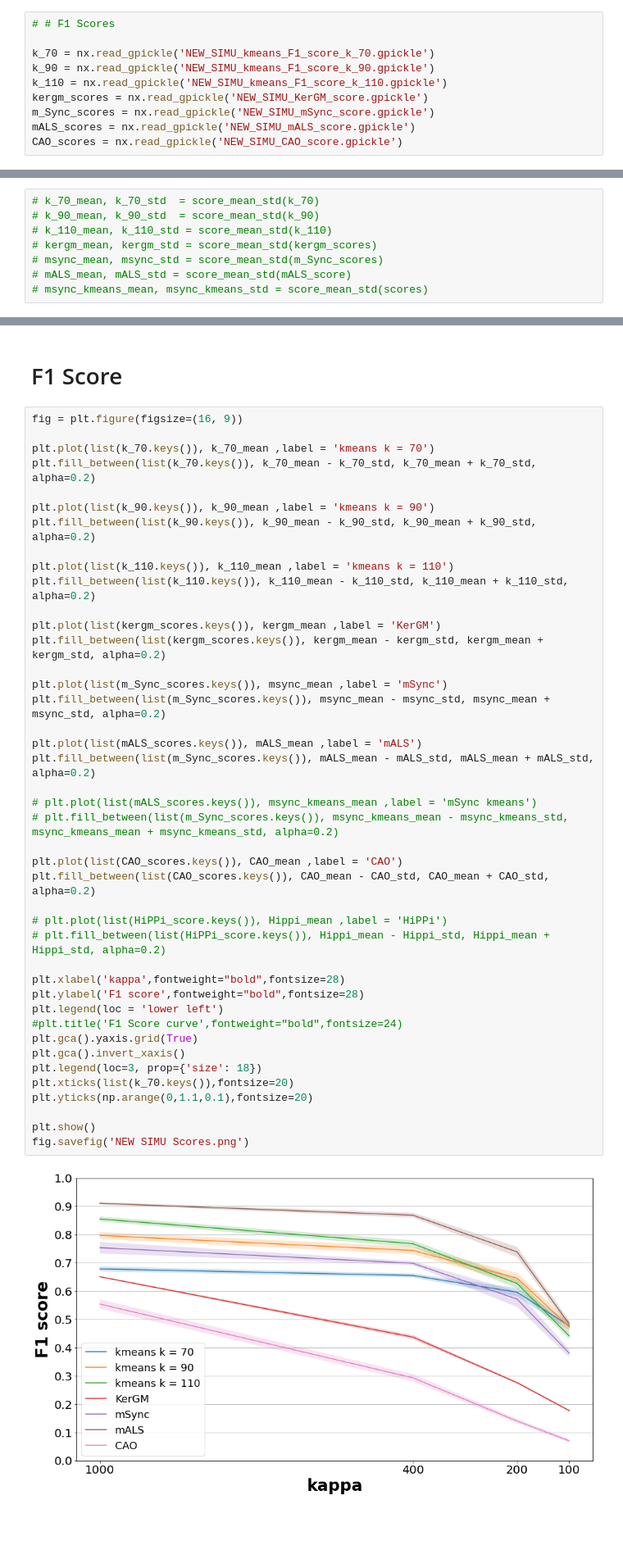
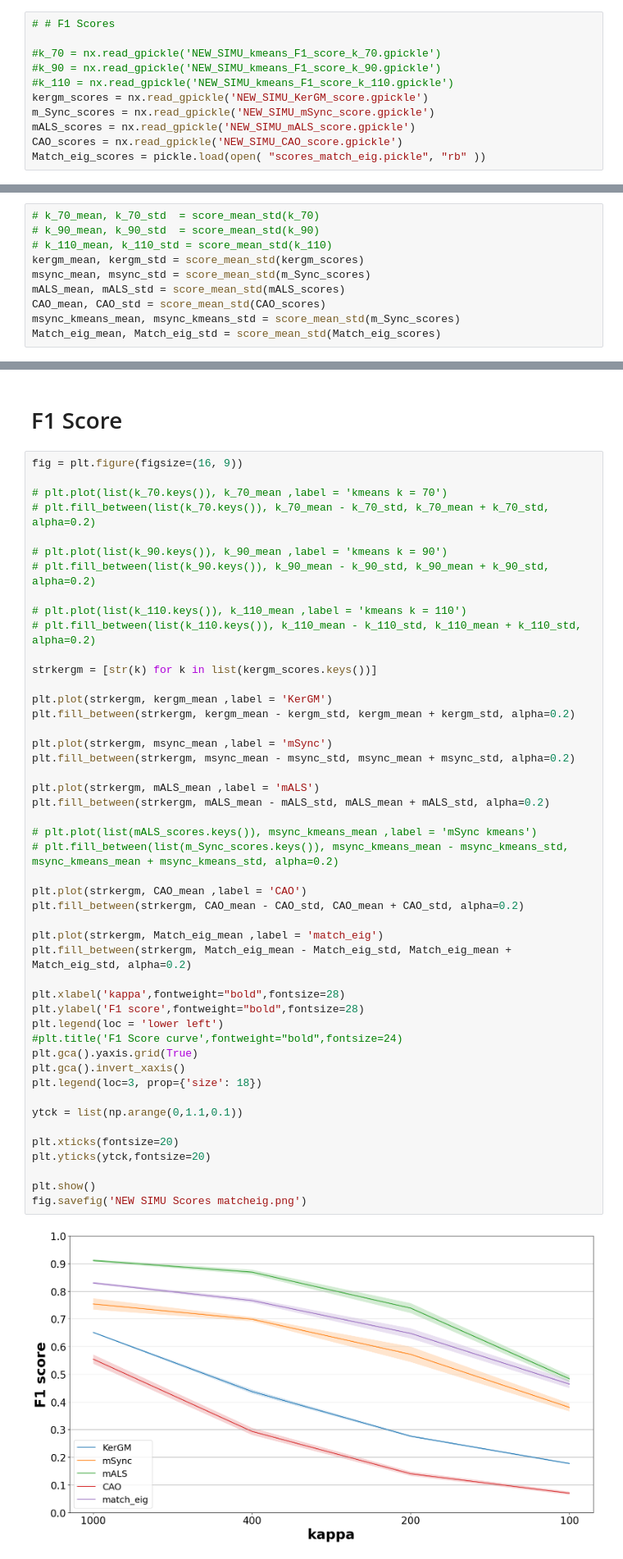
Before and after one commit to Rohit3594/Graph_matching, a Jupyter notebook: Matlab_MGM_affintiy_gen/Accuracy_from_mat-Copy1.ipynb, the cells around one changed output, grey strips where cells are left out. Shown at 82% size. Cells and saved outputs as stored; diff of their text form; blank space fills up the shorter version.

Commit message:
add Match_Eig results

```diff
--- a/Matlab_MGM_affintiy_gen/Accuracy_from_mat-Copy1.ipynb
+++ b/Matlab_MGM_affintiy_gen/Accuracy_from_mat-Copy1.ipynb
@@ -165,13 +149,14 @@ def score_mean_std(scores):
 # %%
 # # F1 Scores
 
-k_70 = nx.read_gpickle('NEW_SIMU_kmeans_F1_score_k_70.gpickle')
-k_90 = nx.read_gpickle('NEW_SIMU_kmeans_F1_score_k_90.gpickle')
-k_110 = nx.read_gpickle('NEW_SIMU_kmeans_F1_score_k_110.gpickle')
+#k_70 = nx.read_gpickle('NEW_SIMU_kmeans_F1_score_k_70.gpickle')
+#k_90 = nx.read_gpickle('NEW_SIMU_kmeans_F1_score_k_90.gpickle')
+#k_110 = nx.read_gpickle('NEW_SIMU_kmeans_F1_score_k_110.gpickle')
 kergm_scores = nx.read_gpickle('NEW_SIMU_KerGM_score.gpickle')
 m_Sync_scores = nx.read_gpickle('NEW_SIMU_mSync_score.gpickle')
 mALS_scores = nx.read_gpickle('NEW_SIMU_mALS_score.gpickle')
 CAO_scores = nx.read_gpickle('NEW_SIMU_CAO_score.gpickle')
+Match_eig_scores = pickle.load(open( "scores_match_eig.pickle", "rb" ))
 # %%
 # # Precision Scores
 
@@ -202,8 +189,10 @@ CAO_score_rec = nx.read_gpickle('NEW_SIMU_CAO_score_rec_scores.gpickle')
 # k_70_mean, k_70_std  = score_mean_std(k_70)
 # k_90_mean, k_90_std  = score_mean_std(k_90)
 # k_110_mean, k_110_std = score_mean_std(k_110)
-# kergm_mean, kergm_std = score_mean_std(kergm_scores)
-# msync_mean, msync_std = score_mean_std(m_Sync_scores)
-# mALS_mean, mALS_std = score_mean_std(mALS_score)
-# msync_kmeans_mean, msync_kmeans_std = score_mean_std(scores)
+kergm_mean, kergm_std = score_mean_std(kergm_scores)
+msync_mean, msync_std = score_mean_std(m_Sync_scores)
+mALS_mean, mALS_std = score_mean_std(mALS_scores)
+CAO_mean, CAO_std = score_mean_std(CAO_scores)
+msync_kmeans_mean, msync_kmeans_std = score_mean_std(m_Sync_scores)
+Match_eig_mean, Match_eig_std = score_mean_std(Match_eig_scores)
 # %%
@@ -231,47 +222,52 @@ CAO_rec, CAO_rec_std = score_mean_std(CAO_score_rec)
 # %%
 fig = plt.figure(figsize=(16, 9))
 
-plt.plot(list(k_70.keys()), k_70_mean ,label = 'kmeans k = 70')
-plt.fill_between(list(k_70.keys()), k_70_mean - k_70_std, k_70_mean + k_70_std, alpha=0.2)
+# plt.plot(list(k_70.keys()), k_70_mean ,label = 'kmeans k = 70')
+# plt.fill_between(list(k_70.keys()), k_70_mean - k_70_std, k_70_mean + k_70_std, alpha=0.2)
 
-plt.plot(list(k_90.keys()), k_90_mean ,label = 'kmeans k = 90')
-plt.fill_between(list(k_90.keys()), k_90_mean - k_90_std, k_90_mean + k_90_std, alpha=0.2)
+# plt.plot(list(k_90.keys()), k_90_mean ,label = 'kmeans k = 90')
+# plt.fill_between(list(k_90.keys()), k_90_mean - k_90_std, k_90_mean + k_90_std, alpha=0.2)
 
-plt.plot(list(k_110.keys()), k_110_mean ,label = 'kmeans k = 110')
-plt.fill_between(list(k_110.keys()), k_110_mean - k_110_std, k_110_mean + k_110_std, alpha=0.2)
+# plt.plot(list(k_110.keys()), k_110_mean ,label = 'kmeans k = 110')
+# plt.fill_between(list(k_110.keys()), k_110_mean - k_110_std, k_110_mean + k_110_std, alpha=0.2)
 
-plt.plot(list(kergm_scores.keys()), kergm_mean ,label = 'KerGM')
-plt.fill_between(list(kergm_scores.keys()), kergm_mean - kergm_std, kergm_mean + kergm_std, alpha=0.2)
+strkergm = [str(k) for k in list(kergm_scores.keys())]
 
-plt.plot(list(m_Sync_scores.keys()), msync_mean ,label = 'mSync')
-plt.fill_between(list(m_Sync_scores.keys()), msync_mean - msync_std, msync_mean + msync_std, alpha=0.2)
+plt.plot(strkergm, kergm_mean ,label = 'KerGM')
+plt.fill_between(strkergm, kergm_mean - kergm_std, kergm_mean + kergm_std, alpha=0.2)
 
-plt.plot(list(mALS_scores.keys()), mALS_mean ,label = 'mALS')
-plt.fill_between(list(m_Sync_scores.keys()), mALS_mean - mALS_std, mALS_mean + mALS_std, alpha=0.2)
+plt.plot(strkergm, msync_mean ,label = 'mSync')
+plt.fill_between(strkergm, msync_mean - msync_std, msync_mean + msync_std, alpha=0.2)
+
+plt.plot(strkergm, mALS_mean ,label = 'mALS')
+plt.fill_between(strkergm, mALS_mean - mALS_std, mALS_mean + mALS_std, alpha=0.2)
 
 # plt.plot(list(mALS_scores.keys()), msync_kmeans_mean ,label = 'mSync kmeans')
 # plt.fill_between(list(m_Sync_scores.keys()), msync_kmeans_mean - msync_kmeans_std, msync_kmeans_mean + msync_kmeans_std, alpha=0.2)
 
-plt.plot(list(CAO_scores.keys()), CAO_mean ,label = 'CAO')
-plt.fill_between(list(CAO_scores.keys()), CAO_mean - CAO_std, CAO_mean + CAO_std, alpha=0.2)
+plt.plot(strkergm, CAO_mean ,label = 'CAO')
+plt.fill_between(strkergm, CAO_mean - CAO_std, CAO_mean + CAO_std, alpha=0.2)
 
-# plt.plot(list(HiPPi_score.keys()), Hippi_mean ,label = 'HiPPi')
-# plt.fill_between(list(HiPPi_score.keys()), Hippi_mean - Hippi_std, Hippi_mean + Hippi_std, alpha=0.2)
+plt.plot(strkergm, Match_eig_mean ,label = 'match_eig')
+plt.fill_between(strkergm, Match_eig_mean - Match_eig_std, Match_eig_mean + Match_eig_std, alpha=0.2)
 
 plt.xlabel('kappa',fontweight="bold",fontsize=28)
 plt.ylabel('F1 score',fontweight="bold",fontsize=28)
 plt.legend(loc = 'lower left')
 #plt.title('F1 Score curve',fontweight="bold",fontsize=24)
 plt.gca().yaxis.grid(True)
 plt.gca().invert_xaxis()
 plt.legend(loc=3, prop={'size': 18})
-plt.xticks(list(k_70.keys()),fontsize=20)
-plt.yticks(np.arange(0,1.1,0.1),fontsize=20)
+
+ytck = list(np.arange(0,1.1,0.1))
+
+plt.xticks(fontsize=20)
+plt.yticks(ytck,fontsize=20)
 
 plt.show()
-fig.savefig('NEW SIMU Scores.png')
+fig.savefig('NEW SIMU Scores matcheig.png')
 # %% [output]
-[figure, old version]
+[figure, new version]
 # %% [markdown]
 # Precision
 # %%
```
Also changed, not shown: parts of 8 cells of this notebook, 14 other files.
